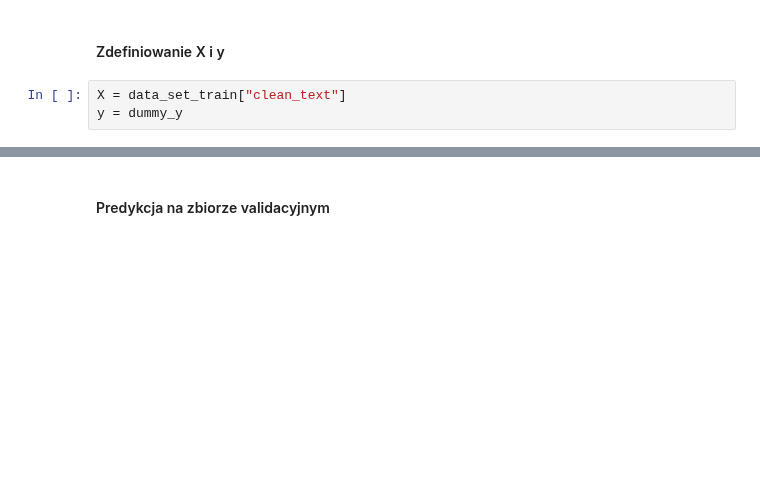
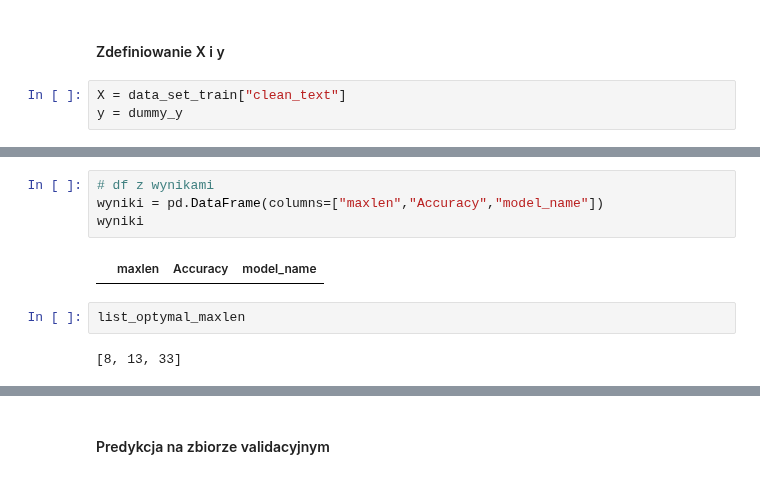
Before and after one commit to ciepielajan/Multi-Class-Classification-NLP, a Jupyter notebook: Detecting_intentions_MLP_searching _optymal_maxlen.ipynb, the cells around one changed output, grey strips where cells are left out. Saved outputs shown, nothing was run; the diff lists cells and outputs as text; blank space fills up the shorter version.

```diff
--- a/Detecting_intentions_MLP_searching _optymal_maxlen.ipynb
+++ b/Detecting_intentions_MLP_searching _optymal_maxlen.ipynb
@@ -200,0 +158,10 @@ Accuracy 97.9688048362732
+# %%
+# df z wynikami
+wyniki = pd.DataFrame(columns=["maxlen","Accuracy","model_name"])
+wyniki
+# %% [output]
+|  | maxlen | Accuracy | model_name |
+# %%
+list_optymal_maxlen
+# %% [output]
+[8, 13, 33]
```
Also changed, not shown: parts of 33 cells of this notebook.
